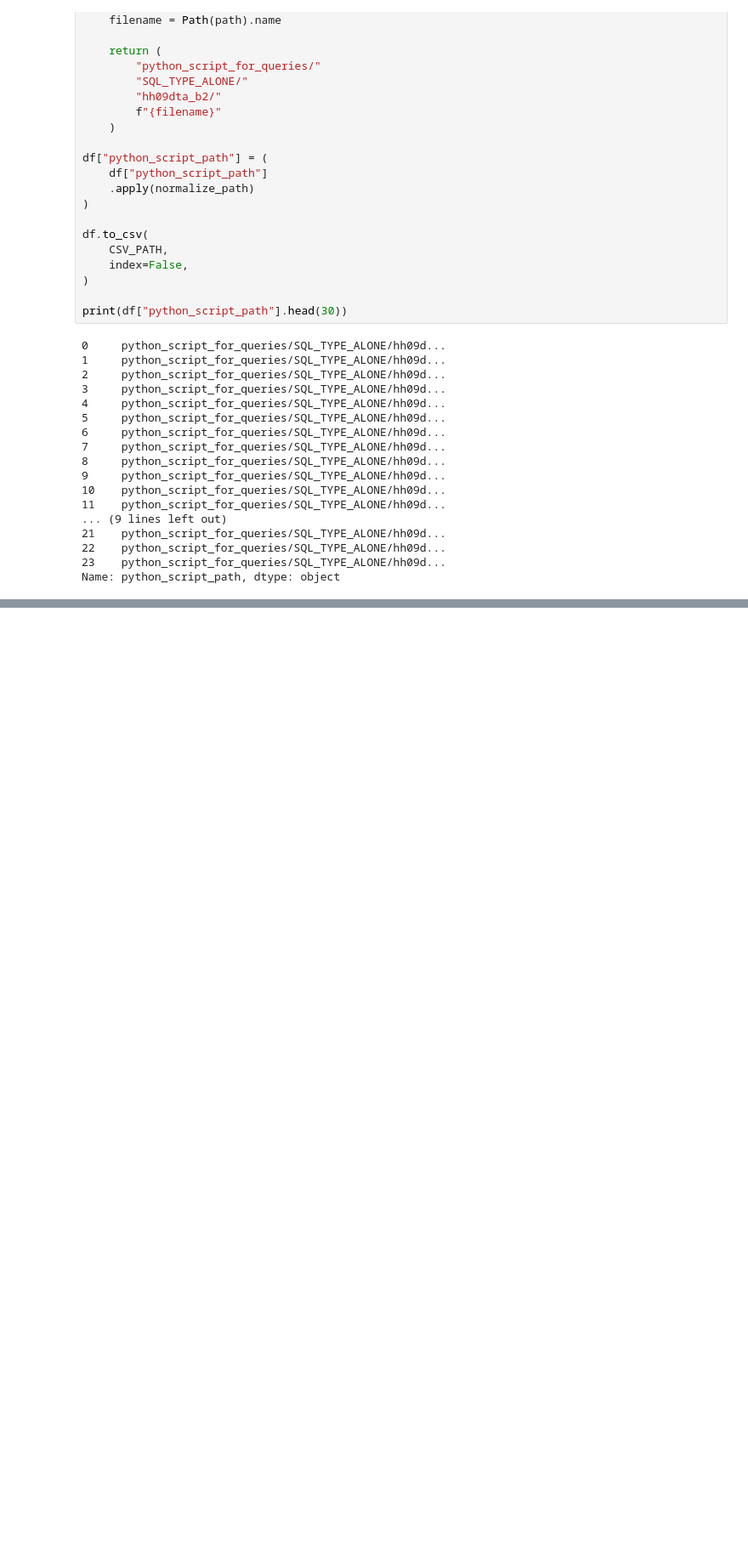
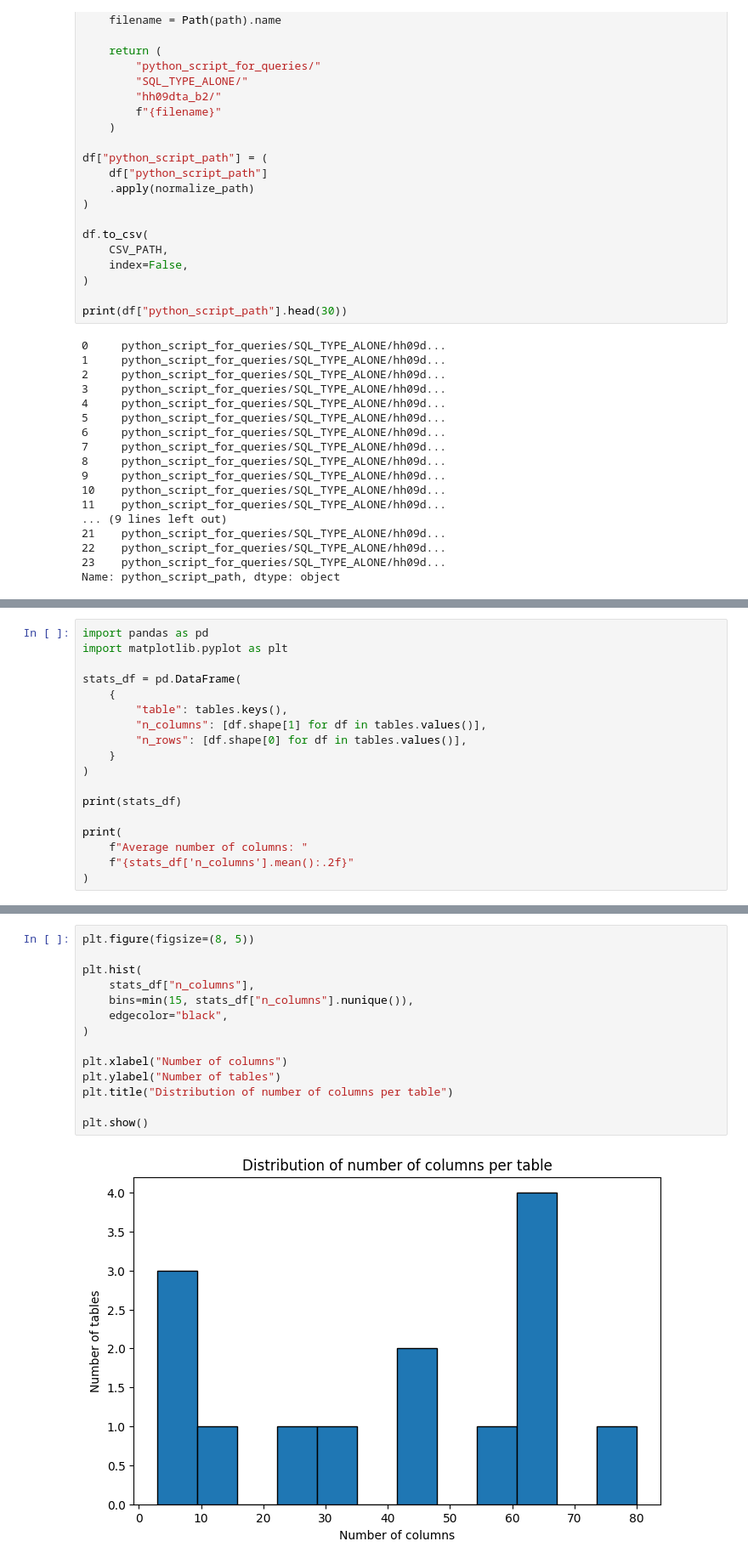
Before and after one commit to CyprienFOURCROY/CoReLaTTE, a Jupyter notebook: main.ipynb, the cells around one changed output, grey strips where cells are left out. Shown at 85% size. Drawn from its saved outputs; the diff is of its cells as text; blank space fills up the shorter version.

```diff
--- a/main.ipynb
+++ b/main.ipynb
@@ -803,0 +823,18 @@ Name: python_script_path, dtype: object
+# %%
+import pandas as pd
+import matplotlib.pyplot as plt
+
+stats_df = pd.DataFrame(
+    {
+        "table": tables.keys(),
+        "n_columns": [df.shape[1] for df in tables.values()],
+        "n_rows": [df.shape[0] for df in tables.values()],
+    }
+)
+
+print(stats_df)
+
+print(
+    f"Average number of columns: "
+    f"{stats_df['n_columns'].mean():.2f}"
+)
@@ -803,0 +858,16 @@ Name: python_script_path, dtype: object
+# %%
+plt.figure(figsize=(8, 5))
+
+plt.hist(
+    stats_df["n_columns"],
+    bins=min(15, stats_df["n_columns"].nunique()),
+    edgecolor="black",
+)
+
+plt.xlabel("Number of columns")
+plt.ylabel("Number of tables")
+plt.title("Distribution of number of columns per table")
+
+plt.show()
+# %% [output]
+[figure, added]
```
Also changed, not shown: parts of 3 cells of this notebook, 15 other files.
